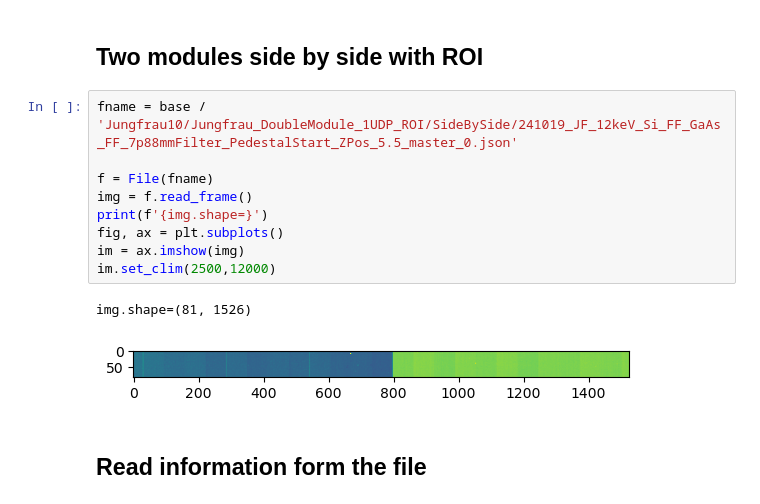
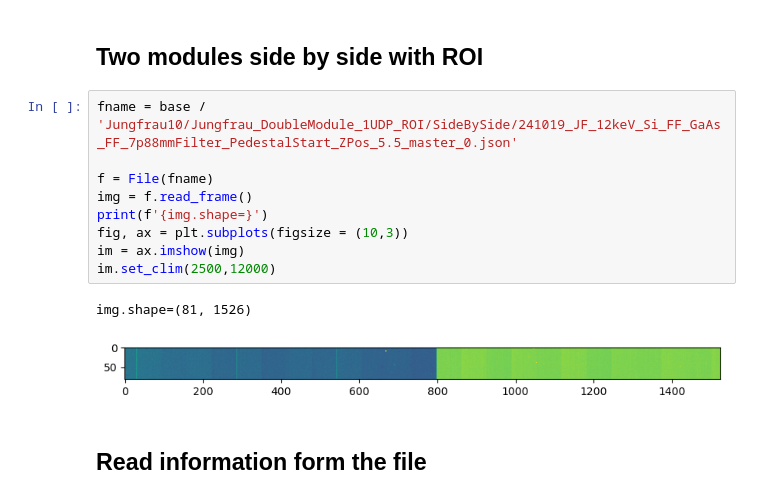
Before and after one commit to slsdetectorgroup/aare-notebooks, a Jupyter notebook: 04-read_jungfrau.ipynb, the cells around one changed output. Saved outputs shown, nothing was run; the diff lists cells and outputs as text.

```diff
--- a/04-read_jungfrau.ipynb
+++ b/04-read_jungfrau.ipynb
@@ -66,15 +68,15 @@ img.shape=(258, 258)
 # %%
 fname = base / 'Jungfrau10/Jungfrau_DoubleModule_1UDP_ROI/SideBySide/241019_JF_12keV_Si_FF_GaAs_FF_7p88mmFilter_PedestalStart_ZPos_5.5_master_0.json'
 
 f = File(fname)
 img = f.read_frame()
 print(f'{img.shape=}')
-fig, ax = plt.subplots()
+fig, ax = plt.subplots(figsize = (10,3))
 im = ax.imshow(img)
 im.set_clim(2500,12000)
 # %% [output]
 img.shape=(81, 1526)
-[figure, old version]
+[figure, new version]
 # %% [markdown]
 ## Read information form the file
 # %%
```
Also changed, not shown: parts of 7 cells of this notebook, 4 other files.
